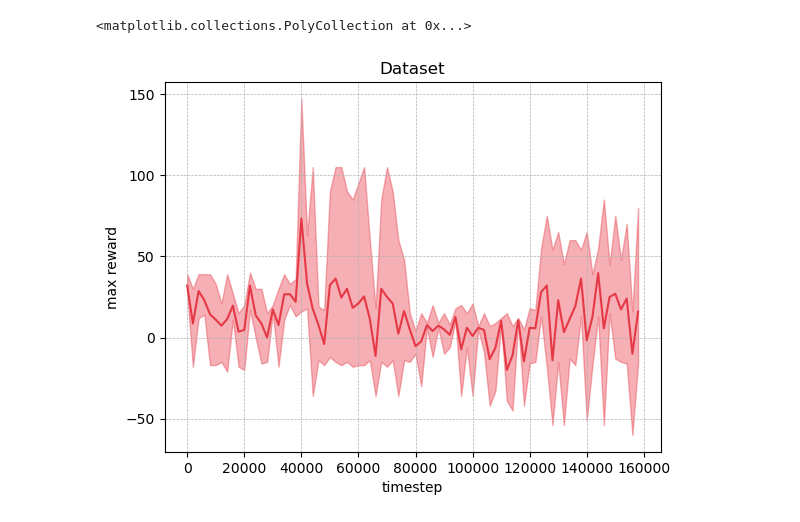
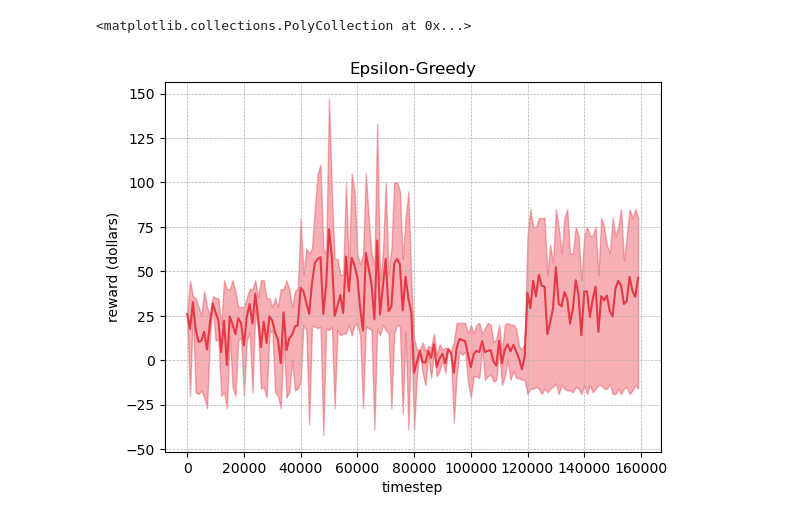
Before and after one commit to ObsidianXVI/QBrew, a Jupyter notebook: lib/analysers/dataset_analyser.ipynb, the cells around one changed output. Cells and saved outputs as stored; diff of their text form; code cells hidden in the pictures.

Commit message:
data collection for D1 and coloring

```diff
--- a/lib/analysers/dataset_analyser.ipynb
+++ b/lib/analysers/dataset_analyser.ipynb
@@ -3,10 +3,13 @@ import csv
 import numpy as np
 import matplotlib.pyplot as plt
 
-dataset: str = "SM_D1"
+dataset: str = "EG_D1"
 fileToAccess: str = ("../../data/archives/datasets/" + dataset + "/range.csv")
-sampleStepSize: int = 2000 # 60
+sampleStepSize: int = 1000 # 60
 startIndex: int = 0
+
+sm_color:str = "#7b2cbf"
+ep_color:str = "#e63946"
 
 timesteps:list[int] = []
 rmax: list[float] = []
@@ -26,16 +29,16 @@ with open(fileToAccess) as f:
 # %%
 # plt.scatter(x=timesteps, y=rmax, color="g")
 
 plt.xlabel("timestep")
-plt.ylabel("max reward")
-plt.title("Dataset")
+plt.ylabel("reward (dollars)")
+plt.title("Epsilon-Greedy")
 
-""" z = np.polyfit(timesteps, reward, 4)
-p = np.poly1d(z) """
+""" z = np.polyfit(timesteps, ravg, 4)
+p = np.poly1d(z)
+plt.plot(timesteps, p(timesteps), "g") """
 plt.grid(linestyle="--", linewidth=0.5)
-plt.plot(timesteps, ravg, "#e63946")
-plt.fill_between(timesteps, rmax, rmin, color="#e63946", alpha=0.4)
-# plt.plot(timesteps, p(timesteps), "r")
+plt.plot(timesteps, ravg, ep_color)
+plt.fill_between(timesteps, rmax, rmin, color=ep_color, alpha=0.4)
 # %% [output]
 <matplotlib.collections.PolyCollection at 0x...>
-[figure, old version]
+[figure, new version]
```
Also changed, not shown: 12 other files.
